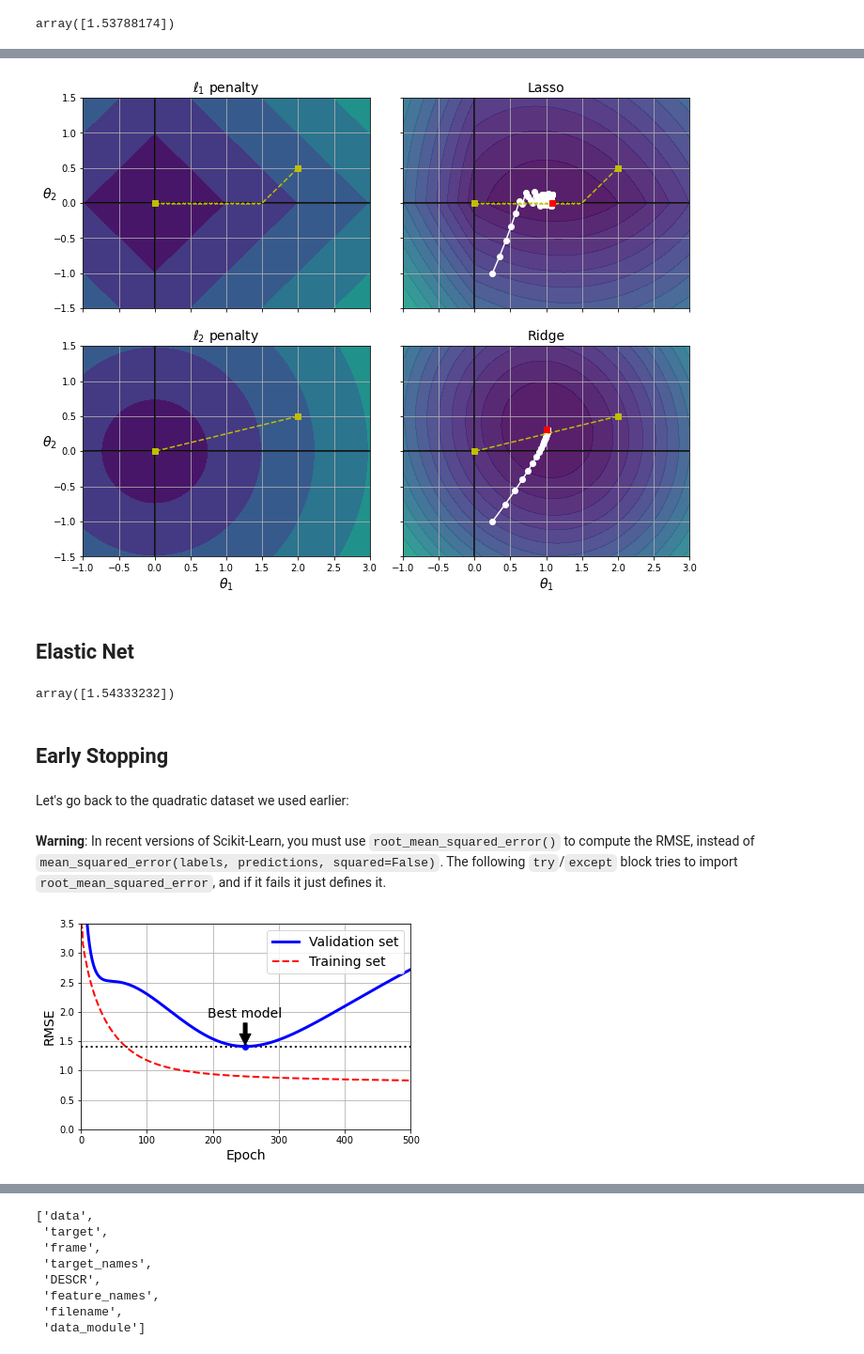
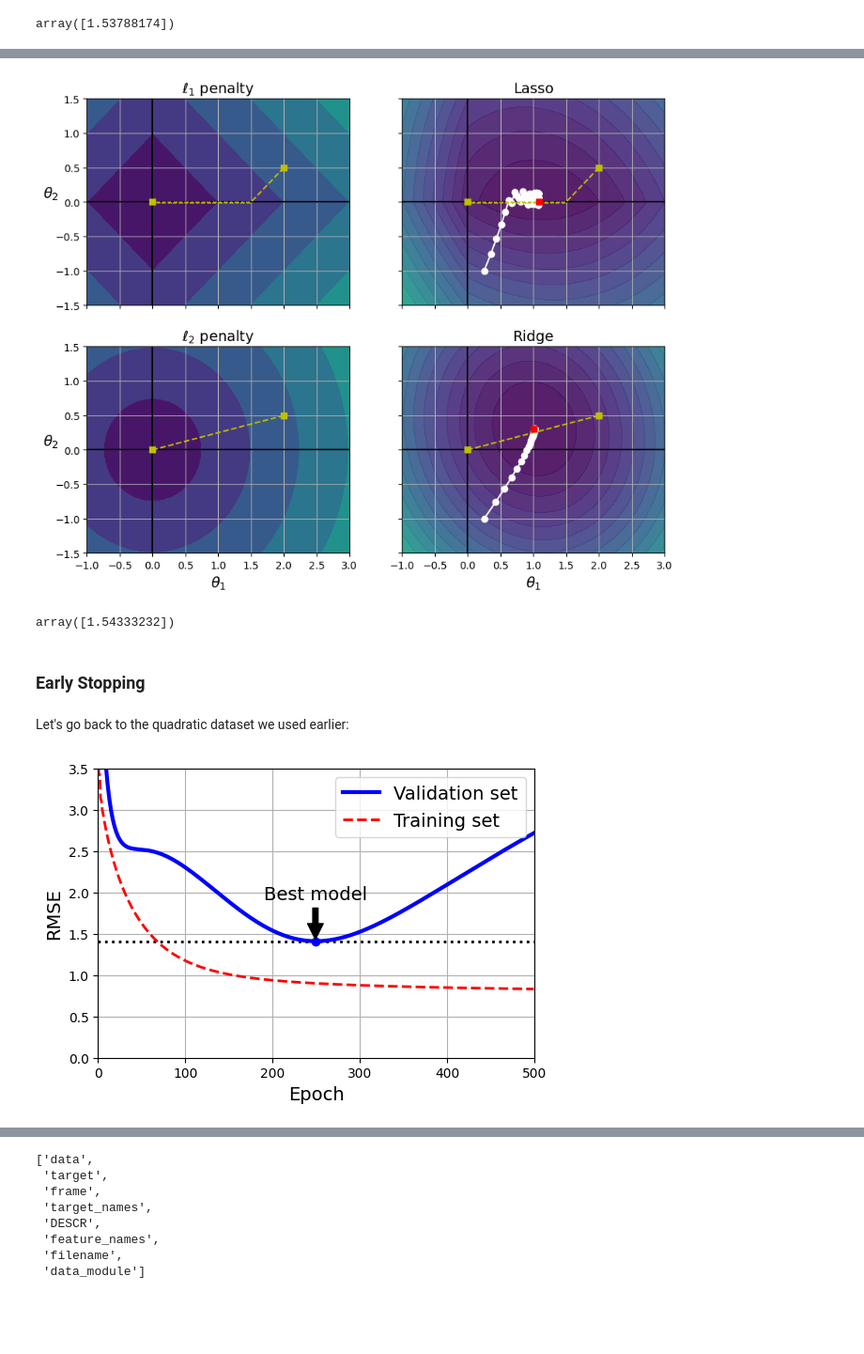
Before and after one commit to inaijin/HandsOnML-Practice, a Jupyter notebook: Linear-Models.ipynb, the cells around one changed output, grey strips where cells are left out. Shown at 94% size. Drawn from its saved outputs; the diff is of its cells as text; code cells hidden in the pictures; blank space fills up the shorter version.

Commit message:
Section 9&10 DONE

```diff
--- a/Linear-Models.ipynb
+++ b/Linear-Models.ipynb
@@ -482,5 +487,5 @@ plt.show()
 # %%
-# extra code – this BIG cell generates and saves Figure 4–19
+# Lasso L1 and Ridge L2 regularization paths
 
 t1a, t1b, t2a, t2b = -1, 3, -1.5, 1.5
 
@@ -556,10 +561,7 @@ for i, N, l1, l2, title in ((0, N1, 2.0, 0, "Lasso"), (1, N2, 0, 2.0, "Ridge")):
     if i == 1:
         ax.set_xlabel(r"$\theta_1$")
 
-save_fig("lasso_vs_ridge_plot")
 plt.show()
 # %% [output]
-[figure, old version]
+[figure, new version]
-# %% [markdown]
-## Elastic Net
 # %%
@@ -571,8 +573,6 @@ elastic_net.predict([[1.5]])
 # %% [output]
 array([1.54333232])
 # %% [markdown]
-## Early Stopping
+### Early Stopping
 # %% [markdown]
 Let's go back to the quadratic dataset we used earlier:
-# %% [markdown]
-**Warning**: In recent versions of Scikit-Learn, you must use `root_mean_squared_error()` to compute the RMSE, instead of `mean_squared_error(labels, predictions, squared=False)`. The following `try`/`except` block tries to import `root_mean_squared_error`, and if it fails it just defines it.
@@ -587,8 +579,4 @@ except ImportError:
 # %%
-from copy import deepcopy
-from sklearn.preprocessing import StandardScaler
-
-# extra code – creates the same quadratic dataset as earlier and splits it
 np.random.seed(42)
 m = 100
 X = 6 * np.random.rand(m, 1) - 3
@@ -603,41 +591,38 @@ X_valid_prep = preprocessing.transform(X_valid)
 sgd_reg = SGDRegressor(penalty=None, eta0=0.002, random_state=42)
 n_epochs = 500
 best_valid_rmse = float('inf')
-train_errors, val_errors = [], []  # extra code – it's for the figure below
+train_errors, val_errors = [], []
 
 for epoch in range(n_epochs):
     sgd_reg.partial_fit(X_train_prep, y_train)
     y_valid_predict = sgd_reg.predict(X_valid_prep)
     val_error = root_mean_squared_error(y_valid, y_valid_predict)
     if val_error < best_valid_rmse:
         best_valid_rmse = val_error
         best_model = deepcopy(sgd_reg)
 
-    # extra code – we evaluate the train error and save it for the figure
     y_train_predict = sgd_reg.predict(X_train_prep)
     train_error = root_mean_squared_error(y_train, y_train_predict)
     val_errors.append(val_error)
     train_errors.append(train_error)
 
-# extra code – this section generates and saves Figure 4–20
 best_epoch = np.argmin(val_errors)
 plt.figure(figsize=(6, 4))
 plt.annotate('Best model',
              xy=(best_epoch, best_valid_rmse),
              xytext=(best_epoch, best_valid_rmse + 0.5),
              ha="center",
              arrowprops=dict(facecolor='black', shrink=0.05))
 plt.plot([0, n_epochs], [best_valid_rmse, best_valid_rmse], "k:", linewidth=2)
 plt.plot(val_errors, "b-", linewidth=3, label="Validation set")
 plt.plot(best_epoch, best_valid_rmse, "bo")
 plt.plot(train_errors, "r--", linewidth=2, label="Training set")
 plt.legend(loc="upper right")
 plt.xlabel("Epoch")
 plt.ylabel("RMSE")
 plt.axis([0, n_epochs, 0, 3.5])
 plt.grid()
-save_fig("early_stopping_plot")
 plt.show()
 # %% [output]
-[figure, old version]
+[figure, new version]
 # %% [markdown]
```
Also changed, not shown: parts of 62 cells of this notebook.
